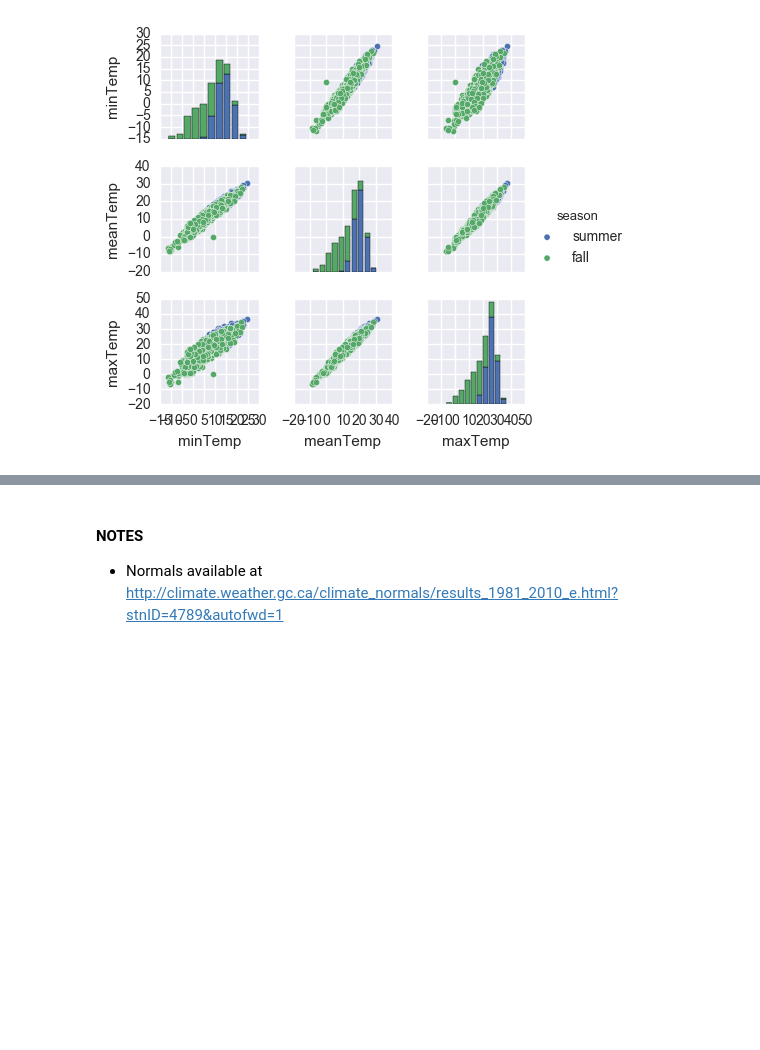
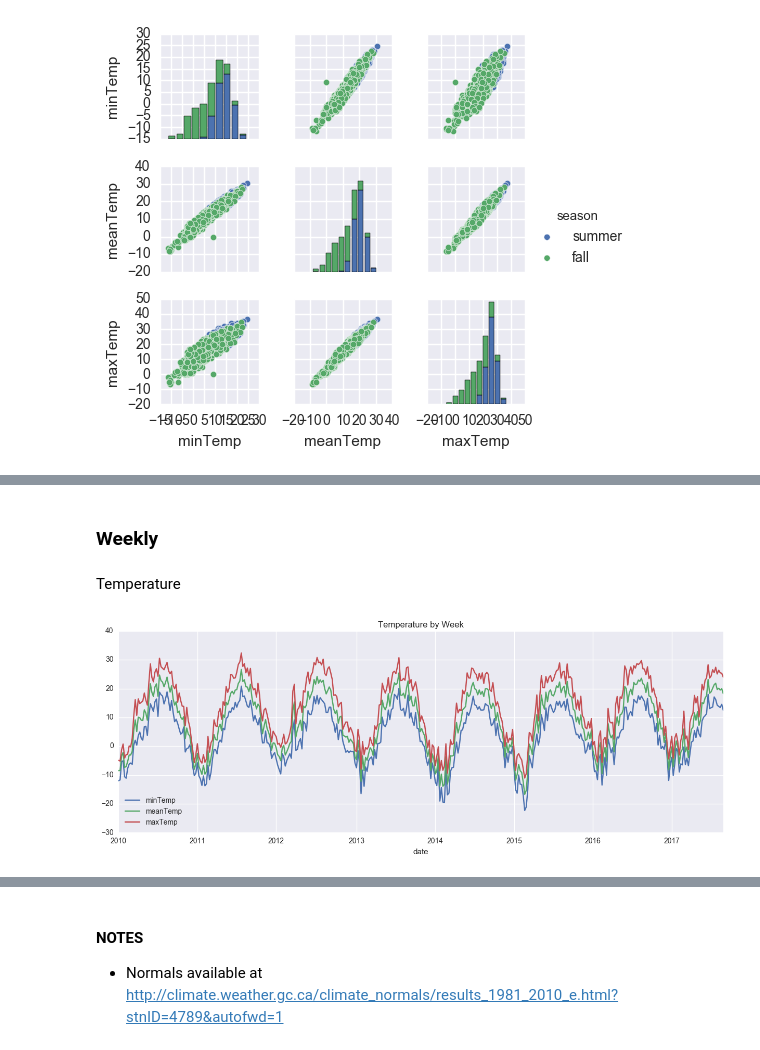
Before and after one commit to calvdee/analysis-london-ont-precipitation, a Jupyter notebook: notebooks/2. Exploratory Weather Data Analysis.ipynb, the cells around one changed output, grey strips where cells are left out. Saved outputs shown, nothing was run; the diff lists cells and outputs as text; code cells hidden in the pictures; blank space fills up the shorter version.

```diff
--- a/notebooks/2. Exploratory Weather Data Analysis.ipynb
+++ b/notebooks/2. Exploratory Weather Data Analysis.ipynb
@@ -293,0 +198,3 @@ plt.tight_layout()
+# %%
+ts = df.set_index("date")
+ts.head()
@@ -293,0 +209,8 @@ plt.tight_layout()
+# %% [markdown]
+### Weekly
+# %% [markdown]
+Temperature
+# %%
+ts[['minTemp', 'meanTemp', 'maxTemp']].resample("1W").mean().plot(figsize=(15,5), title="Temperature by Week");
+# %% [output]
+[figure, added]
```
Also changed, not shown: parts of 72 cells of this notebook, 7 other files.
